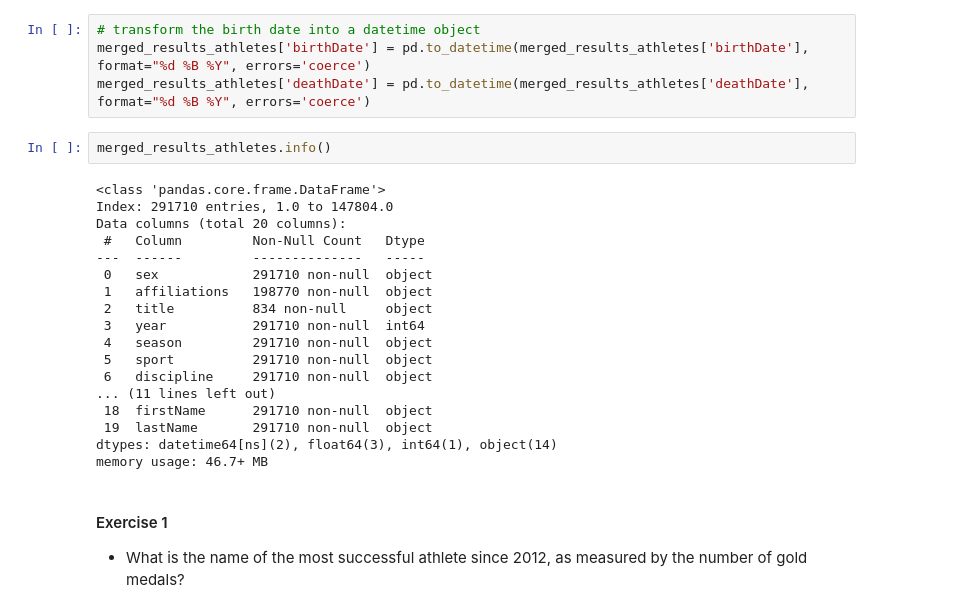
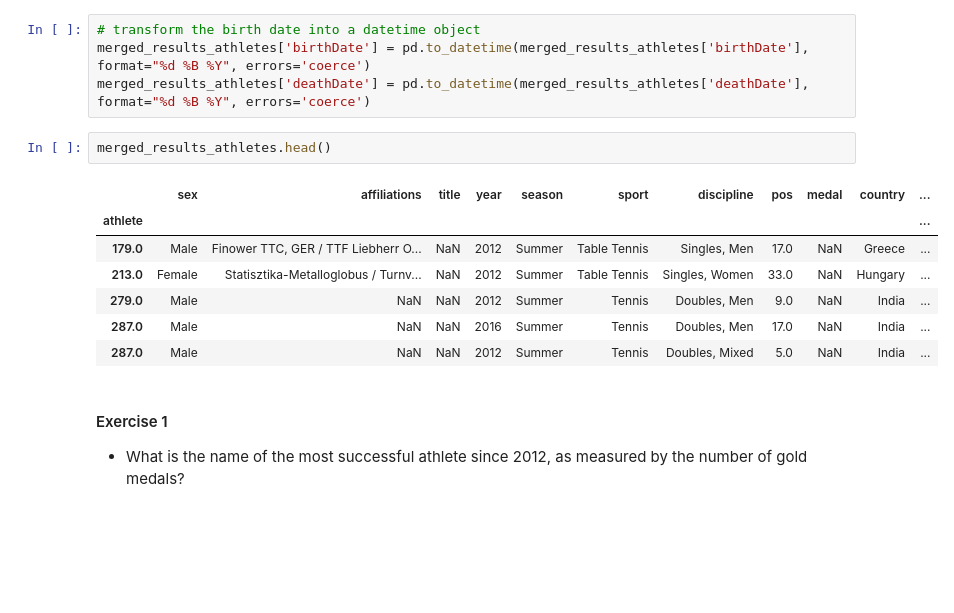
Before and after one commit to MartinDieCooleSocke420/1sem_tools_and_programming, a Jupyter notebook: assignment/Brinkmann_Brucker.ipynb, the cells around one changed output. Saved outputs shown, nothing was run; the diff lists cells and outputs as text; blank space fills up the shorter version.

```diff
--- a/assignment/Brinkmann_Brucker.ipynb
+++ b/assignment/Brinkmann_Brucker.ipynb
@@ -103,25 +66,15 @@ merged_results_athletes
 merged_results_athletes['birthDate'] = pd.to_datetime(merged_results_athletes['birthDate'], format="%d %B %Y", errors='coerce')
 merged_results_athletes['deathDate'] = pd.to_datetime(merged_results_athletes['deathDate'], format="%d %B %Y", errors='coerce')
 # %%
-merged_results_athletes.info()
+merged_results_athletes.head()
 # %% [output]
-<class 'pandas.core.frame.DataFrame'>
-Index: 291710 entries, 1.0 to 147804.0
-Data columns (total 20 columns):
- #   Column         Non-Null Count   Dtype
----  ------         --------------   -----
- 0   sex            291710 non-null  object
- 1   affiliations   198770 non-null  object
- 2   title          834 non-null     object
- 3   year           291710 non-null  int64
- 4   season         291710 non-null  object
- 5   sport          291710 non-null  object
- 6   discipline     291710 non-null  object
-... (11 lines left out)
- 18  firstName      291710 non-null  object
- 19  lastName       291710 non-null  object
-dtypes: datetime64[ns](2), float64(3), int64(1), object(14)
-memory usage: 46.7+ MB
+|  | sex | affiliations | title | year | season | sport | discipline | pos | medal | country | ... |
+| athlete |  |  |  |  |  |  |  |  |  |  | ... |
+| 179.0 | Male | Finower TTC, GER / TTF Liebherr O... | NaN | 2012 | Summer | Table Tennis | Singles, Men | 17.0 | NaN | Greece | ... |
+| 213.0 | Female | Statisztika-Metalloglobus / Turnv... | NaN | 2012 | Summer | Table Tennis | Singles, Women | 33.0 | NaN | Hungary | ... |
+| 279.0 | Male | NaN | NaN | 2012 | Summer | Tennis | Doubles, Men | 9.0 | NaN | India | ... |
+| 287.0 | Male | NaN | NaN | 2016 | Summer | Tennis | Doubles, Men | 17.0 | NaN | India | ... |
+| 287.0 | Male | NaN | NaN | 2012 | Summer | Tennis | Doubles, Mixed | 5.0 | NaN | India | ... |
 # %% [markdown]
 #### Exercise 1
 - What is the name of the most successful athlete since 2012, as measured by the number of gold
```
Also changed, not shown: parts of 17 cells of this notebook, 2 other files.
